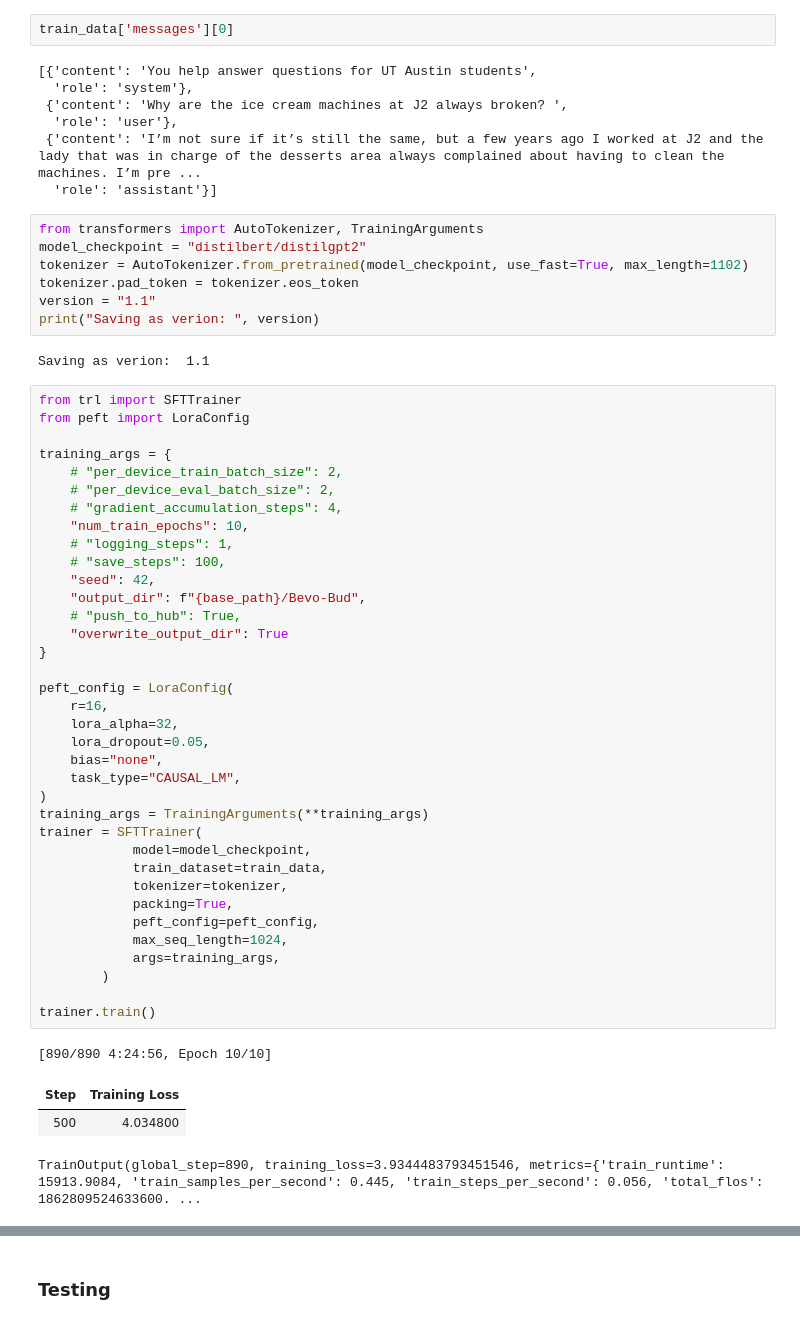
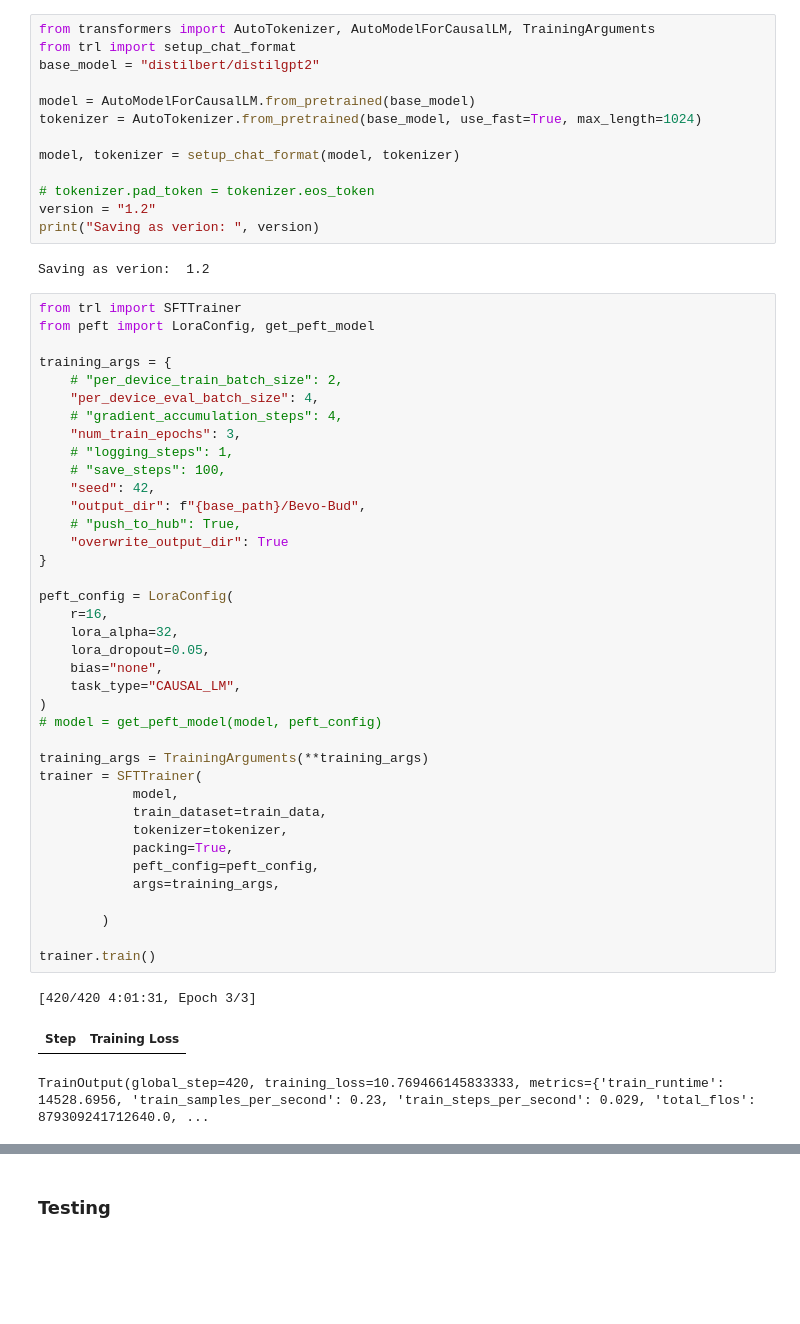
Before and after one commit to Kelach/Bevo-Bud-The-GPT, a Jupyter notebook: model-src/finetuning.ipynb, the cells around one changed output, grey strips where cells are left out. Saved outputs shown, nothing was run; the diff lists cells and outputs as text; blank space fills up the shorter version.

Commit message:
updated trainer approach (WIP)

```diff
--- a/model-src/finetuning.ipynb
+++ b/model-src/finetuning.ipynb
@@ -32,60 +34,58 @@ train_data = dataset_hf.map(format_reddit_post, batched=False, remove_columns=["
-# %%
-train_data['messages'][0]
-# %% [output]
-[{'content': 'You help answer questions for UT Austin students',
-  'role': 'system'},
- {'content': 'Why are the ice cream machines at J2 always broken? ',
-  'role': 'user'},
- {'content': 'I’m not sure if it’s still the same, but a few years ago I worked at J2 and the lady that was in charge of the desserts area always complained about having to clean the machines. I’m pre ...
-  'role': 'assistant'}]
 # %%
-from transformers import AutoTokenizer, TrainingArguments
-model_checkpoint = "distilbert/distilgpt2"
-tokenizer = AutoTokenizer.from_pretrained(model_checkpoint, use_fast=True, max_length=1102)
-tokenizer.pad_token = tokenizer.eos_token
-version = "1.1"
+from transformers import AutoTokenizer, AutoModelForCausalLM, TrainingArguments
+from trl import setup_chat_format
+base_model = "distilbert/distilgpt2"
+
+model = AutoModelForCausalLM.from_pretrained(base_model)
+tokenizer = AutoTokenizer.from_pretrained(base_model, use_fast=True, max_length=1024)
+
+model, tokenizer = setup_chat_format(model, tokenizer)
+
+# tokenizer.pad_token = tokenizer.eos_token
+version = "1.2"
 print("Saving as verion: ", version)
 # %% [output]
-Saving as verion:  1.1
+Saving as verion:  1.2
 # %%
 from trl import SFTTrainer
-from peft import LoraConfig
+from peft import LoraConfig, get_peft_model
 
 training_args = {
     # "per_device_train_batch_size": 2,
-    # "per_device_eval_batch_size": 2,
+    "per_device_eval_batch_size": 4,
     # "gradient_accumulation_steps": 4,
-    "num_train_epochs": 10,
+    "num_train_epochs": 3,
     # "logging_steps": 1,
     # "save_steps": 100,
     "seed": 42,
     "output_dir": f"{base_path}/Bevo-Bud",
     # "push_to_hub": True,
     "overwrite_output_dir": True
 }
 
 peft_config = LoraConfig(
     r=16,
     lora_alpha=32,
     lora_dropout=0.05,
     bias="none",
     task_type="CAUSAL_LM",
 )
+# model = get_peft_model(model, peft_config)
+
 training_args = TrainingArguments(**training_args)
 trainer = SFTTrainer(
-            model=model_checkpoint,
+            model,
             train_dataset=train_data,
             tokenizer=tokenizer,
             packing=True,
             peft_config=peft_config,
-            max_seq_length=1024,
             args=training_args,
+
         )
 
 trainer.train()
 # %% [output]
-[890/890 4:24:56, Epoch 10/10]
+[420/420 4:01:31, Epoch 3/3]
 | Step | Training Loss |
-| 500 | 4.034800 |
-TrainOutput(global_step=890, training_loss=3.9344483793451546, metrics={'train_runtime': 15913.9084, 'train_samples_per_second': 0.445, 'train_steps_per_second': 0.056, 'total_flos': 1862809524633600. ...
+TrainOutput(global_step=420, training_loss=10.769466145833333, metrics={'train_runtime': 14528.6956, 'train_samples_per_second': 0.23, 'train_steps_per_second': 0.029, 'total_flos': 879309241712640.0, ...
 # %%
```
Also changed, not shown: parts of 15 cells of this notebook.
